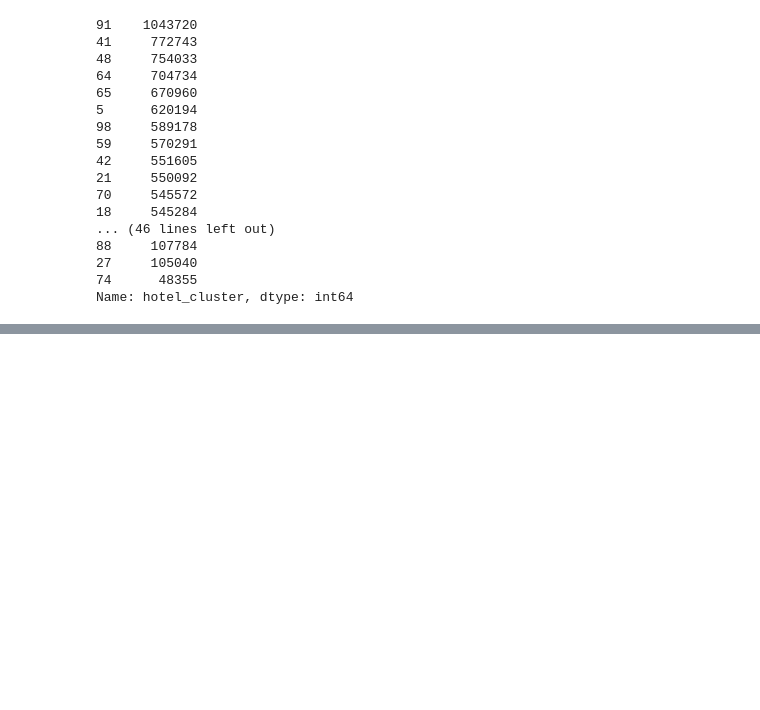
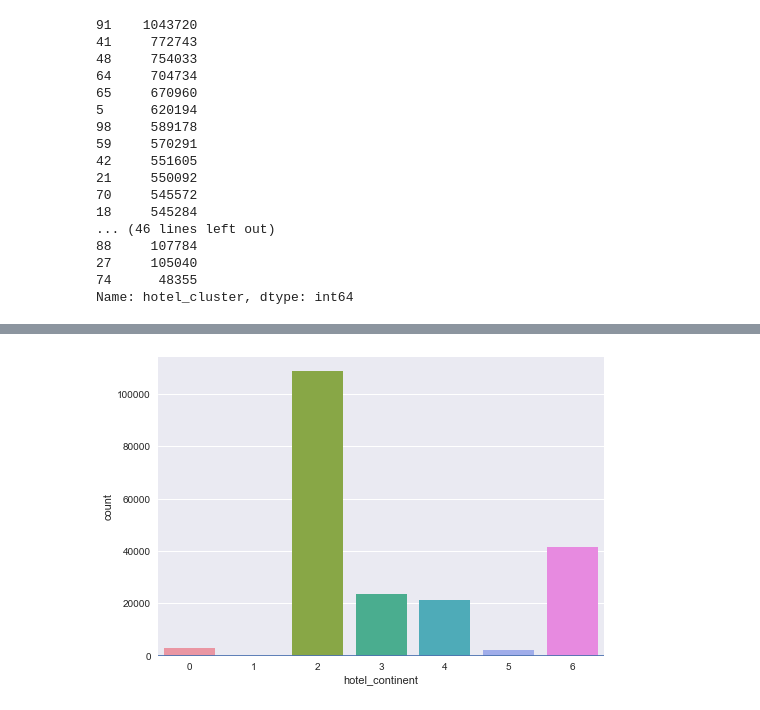
Before and after one commit to blhart216/expediaGSU, a Jupyter notebook: Expedia Analysis-checkpoint.ipynb, the cells around one changed output, grey strips where cells are left out. Cells and saved outputs as stored; diff of their text form; code cells hidden in the pictures; blank space fills up the shorter version.

```diff
--- a/Expedia Analysis-checkpoint.ipynb
+++ b/Expedia Analysis-checkpoint.ipynb
@@ -22,0 +35,18 @@ FileNotFoundError: File b'train.csv' does not exist
+# %%
+import pandas as pd
+
+
+train = pd.read_csv("train.csv") # Almost 4 Gigs!!!
+test = pd.read_csv("test.csv")
+
+# See how many rows/columns
+print(train.shape) # includes website click data from 2013 and 2014
+print(test.shape) # includes actual booking in 2015
+
+# Target attribute is hotel_cluster, which isn't given in test data set
+# We must give 5 predictions, so expedia can show new user 5 hotel clusters
+# based on their activity on the website
+
+# Get familiar with data
+train.head(5)
+test.head(5)
@@ -76,0 +118,7 @@ NameError: name 'empty' is not defined
+# %%
+#since date_time is string in original dataset, we convert it to year and month
+train["date_time"] = pd.to_datetime(train["date_time"])
+train["year"] = train["date_time"].dt.year # Creating Column Year and extracting year from date_time
+train["month"] = train["date_time"].dt.month # Creating Column Month and extracting month from date_time
+
+print(train.head(5))
@@ -76,0 +143,10 @@ NameError: name 'empty' is not defined
+# %%
+#downsample to 10000 users
+import random
+unique_users = train.user_id.unique()
+
+select_user_ids = [unique_users[i] for i in sorted(random.sample(range(len(unique_users)),10000))]
+select_train = train[train.user_id.isin(select_user_ids)]
+
+train10000 = select_train[((select_train.year == 2013) | ((select_train.year == 2014) & (select_train.month < 8)))]
+test10000 = select_train[((select_train.year == 2014) & (select_train.month >= 8))]
@@ -76,0 +157,10 @@ NameError: name 'empty' is not defined
+# %%
+import numpy as np # linear algebra
+import seaborn as sns
+import matplotlib.pyplot as plt
+
+# preferred continent destinations
+sns.countplot(x='hotel_continent', data=train10000)
+sns.plt.show()
+# %% [output]
+[figure, added]
```
Also changed, not shown: parts of 32 cells of this notebook.
